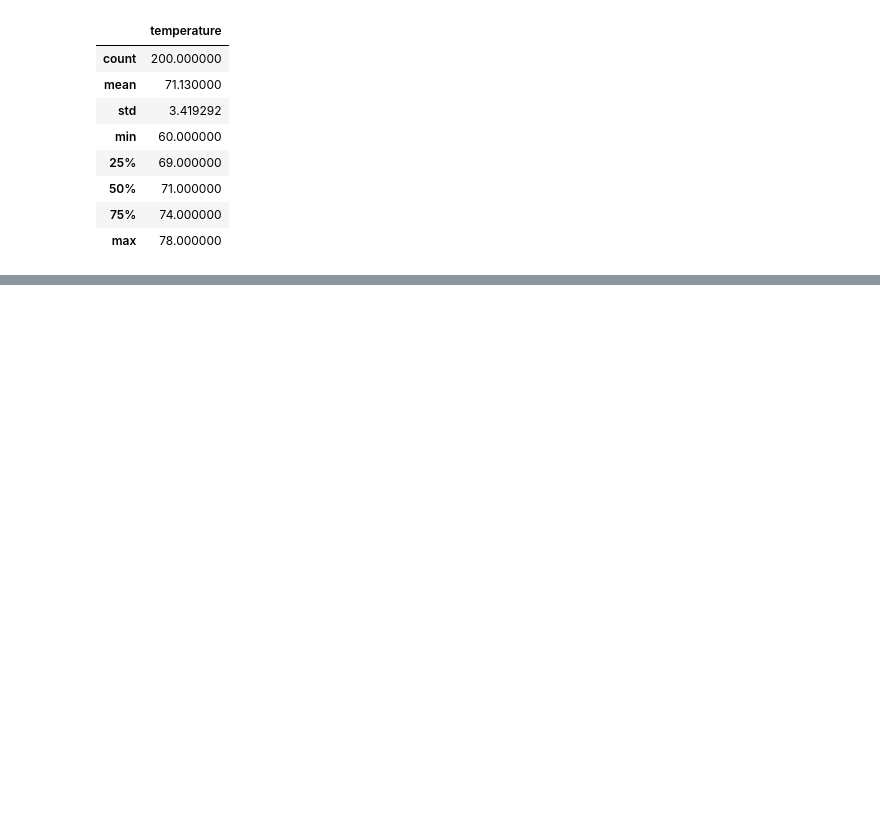
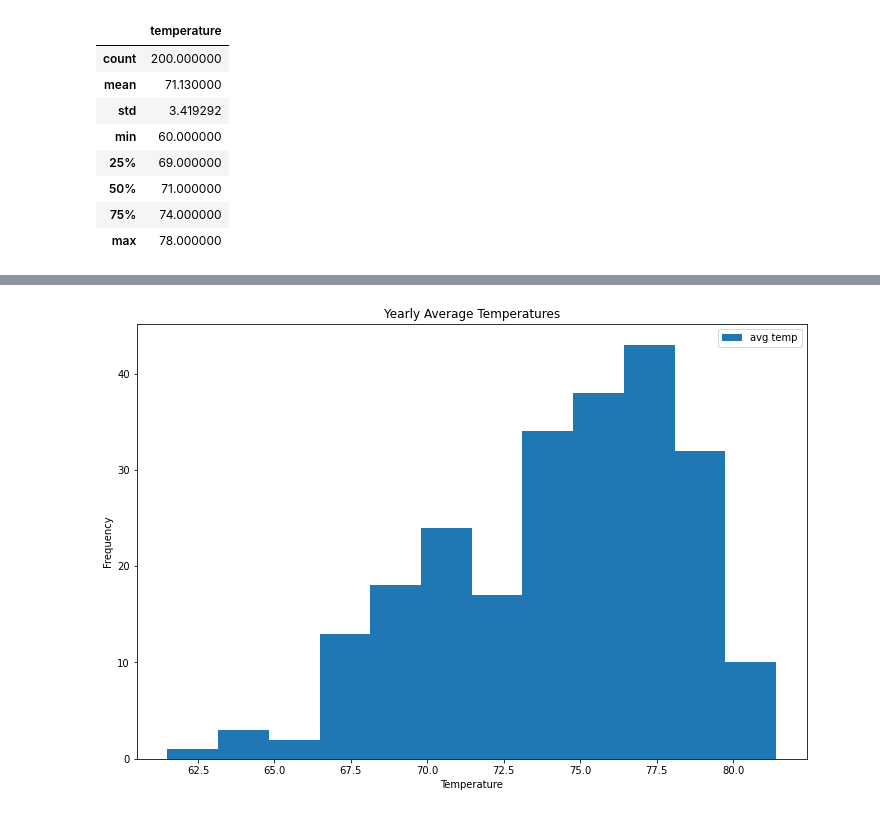
Before and after one commit to briannaso/surfs_up, a Jupyter notebook: SurfsUp_Challenge.ipynb, the cells around one changed output, grey strips where cells are left out. Drawn from its saved outputs; the diff is of its cells as text; code cells hidden in the pictures; blank space fills up the shorter version.

Commit message:
diagrams uploaded/addtional queries

```diff
--- a/SurfsUp_Challenge.ipynb
+++ b/SurfsUp_Challenge.ipynb
@@ -155,0 +191,9 @@ dec_df.describe()
+# %%
+# additional queries for more data
+temps_2017 = session.query(Measurement.date, Measurement.tobs).\
+                    filter(Measurement.date >= "2017-01-01").\
+                    filter(Measurement.date <= "2017-12-31").all()
+# %%
+temp_data_2017 = temps_2017
+temps_2017_df = pd.DataFrame(temp_data_2017, columns = ['date', 'avg temp']).groupby(['date']).mean()
+temps_2017_df
@@ -155,0 +217,7 @@ dec_df.describe()
+# %%
+temps_2017_df.plot.hist(by ='temp', bins=12, figsize=(12,8))
+plt.title("Yearly Average Temperatures")
+plt.xlabel("Temperature")
+plt.savefig("Yearly_Avg_Temps.png")
+# %% [output]
+[figure, added]
```
Also changed, not shown: parts of 9 cells of this notebook, 6 other files.
